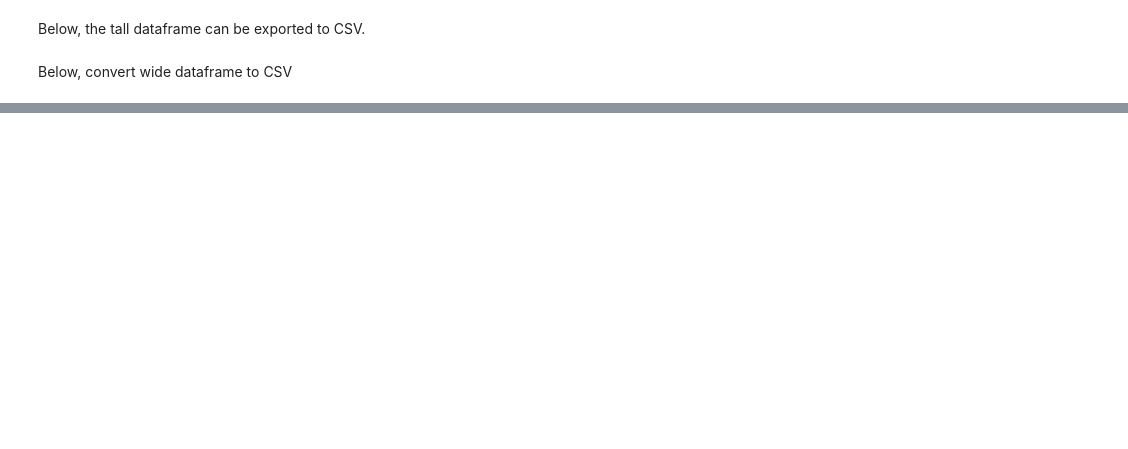
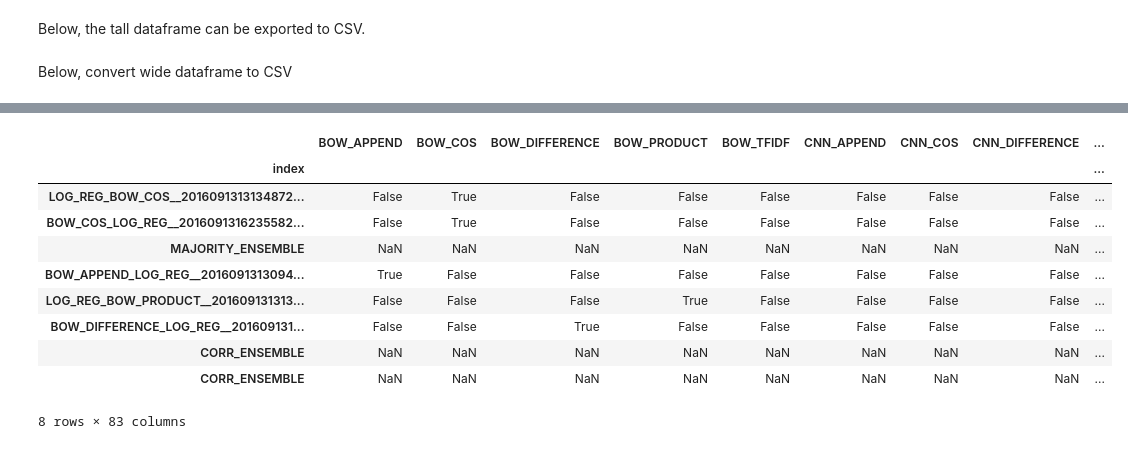
Before and after one commit to Lab41/pythia, a Jupyter notebook: src/examples/convert-mongo-to-dataframe.ipynb, the cells around one changed output, grey strips where cells are left out. Drawn from its saved outputs; the diff is of its cells as text; code cells hidden in the pictures; blank space fills up the shorter version.

```diff
--- a/src/examples/convert-mongo-to-dataframe.ipynb
+++ b/src/examples/convert-mongo-to-dataframe.ipynb
@@ -167,0 +411,30 @@ labeled_prediction_df.to_csv(wide_csv_output) #call to create csv
+# %%
+#Calculate metrics for correlation ensembling
+corrtall_df = labeled_prediction_df.transpose()
+corr_ensemble = {}
+corr_ensemble["rmse"] = sqrt(mean_squared_error(corrtall_df["GROUND_TRUTH"], corrtall_df["CORR_ENSEMBLE"]))
+corr_ensemble["mae"] = mean_absolute_error(corrtall_df["GROUND_TRUTH"],corrtall_df["CORR_ENSEMBLE"])
+corr_ensemble["accuracy"] = accuracy_score(corrtall_df["GROUND_TRUTH"], corrtall_df["CORR_ENSEMBLE"])
+prfs = precision_recall_fscore_support(corrtall_df["GROUND_TRUTH"], corrtall_df["CORR_ENSEMBLE"])
+corr_ensemble["precision_dup"] =  prfs[0][0]
+corr_ensemble["precision_nov"] = prfs[0][1]
+corr_ensemble["recall_dup"] = prfs[1][0]
+corr_ensemble["recall_nov"] = prfs[1][1]
+corr_ensemble["fscore_dup"] = prfs[2][0]
+corr_ensemble["fscore_nov"] = prfs[2][1]
+corr_ensemble["support_dup"] = prfs[3][0]
+corr_ensemble["support_nov"] = prfs[3][1]
+corr_ensemble["confusion_matrix"] = confusion_matrix(corrtall_df["GROUND_TRUTH"], corrtall_df["CORR_ENSEMBLE"])
+print("The rmse is " + str(corr_ensemble["rmse"]))
+print("The mae is " + str(corr_ensemble["mae"]))
+print("The accuracy is " + str(corr_ensemble["accuracy"]))
+print("The confusion matrix is " + str(corr_ensemble["confusion_matrix"]))
+print("The precision (duplicate) is " + str(corr_ensemble["precision_dup"]))
+print("The precision (novel) is " + str(corr_ensemble["precision_nov"]))
+print("The recall (dup) is " + str(corr_ensemble["recall_dup"]))
+print("The recall (nov) is " + str(corr_ensemble["recall_nov"] ))
+print("The fscore (dup) is " + str(corr_ensemble["fscore_dup"]))
+print("The fscore (nov) is " + str(corr_ensemble["fscore_nov"]))
+print("The support (dup) is " + str(corr_ensemble["support_dup"] ))
+print("The support (nov) is " + str(corr_ensemble["support_nov"]))
+#print("The confusion matrix is " + str(corr_ensemble["confusion_matrix"]))
@@ -167,0 +455,18 @@ labeled_prediction_df.to_csv(wide_csv_output) #call to create csv
+# %%
+#Add correlation ensembling to main data frame
+corr_df = pd.DataFrame.from_dict(corr_ensemble, orient="index").transpose()
+corr_df.index = ["CORR_ENSEMBLE"]
+allvalues_df = allvalues_df.append(corr_df)
+allvalues_df
+# %% [output]
+|  | BOW_APPEND | BOW_COS | BOW_DIFFERENCE | BOW_PRODUCT | BOW_TFIDF | CNN_APPEND | CNN_COS | CNN_DIFFERENCE | ... |
+| index |  |  |  |  |  |  |  |  | ... |
+| LOG_REG_BOW_COS__2016091313134872... | False | True | False | False | False | False | False | False | ... |
+| BOW_COS_LOG_REG__2016091316235582... | False | True | False | False | False | False | False | False | ... |
+| MAJORITY_ENSEMBLE | NaN | NaN | NaN | NaN | NaN | NaN | NaN | NaN | ... |
+| BOW_APPEND_LOG_REG__2016091313094... | True | False | False | False | False | False | False | False | ... |
+| LOG_REG_BOW_PRODUCT__201609131313... | False | False | False | True | False | False | False | False | ... |
+| BOW_DIFFERENCE_LOG_REG__201609131... | False | False | True | False | False | False | False | False | ... |
+| CORR_ENSEMBLE | NaN | NaN | NaN | NaN | NaN | NaN | NaN | NaN | ... |
+| CORR_ENSEMBLE | NaN | NaN | NaN | NaN | NaN | NaN | NaN | NaN | ... |
+8 rows × 83 columns
```
Also changed, not shown: parts of 35 cells of this notebook.
